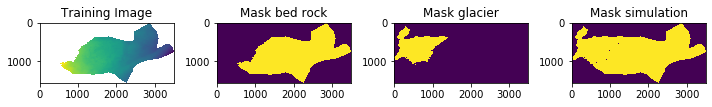
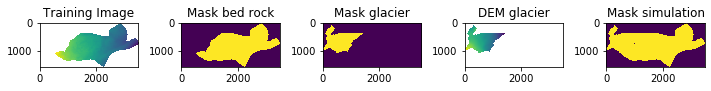
Unified diff of the notebook cell whose output changed from the first chart to the second:
--- before
+++ after
@@ -1,13 +1,16 @@
-plt.subplots(1,4,figsize=(10,10))
-plt.subplot(1,4,1)
+plt.subplots(1,5,figsize=(10,10))
+plt.subplot(1,5,1)
 plt.imshow(ti_bedRock)
 plt.title('Training Image')
-plt.subplot(1,4,2)
+plt.subplot(1,5,2)
 plt.imshow(mask_bedRock)
 plt.title('Mask bed rock')
-plt.subplot(1,4,3)
+plt.subplot(1,5,3)
 plt.imshow(mask_glacier)
 plt.title('Mask glacier')
-plt.subplot(1,4,4)
+plt.subplot(1,5,4)
+plt.imshow(dem_glacier)
+plt.title('DEM glacier')
+plt.subplot(1,5,5)
 plt.imshow(mask_simu)
 plt.title('Mask simulation')

Commit: modification tsanfleuron post data results